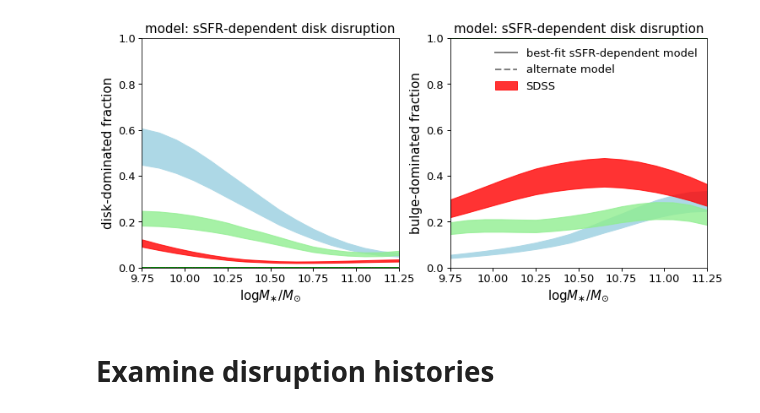
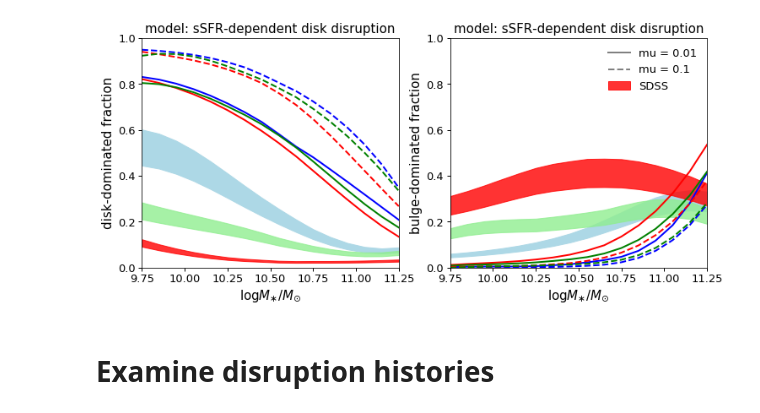
Before and after one commit to aphearin/empirical_disk_bulge, a Jupyter notebook: notebooks/disruption_experiments.ipynb, the cells around one changed output. Saved outputs shown, nothing was run; the diff lists cells and outputs as text; code cells hidden in the pictures.

Commit message:
Added merger-triggered model. Results are self-consistent, but mu values are suspiciously incapable of producing low-mass bulges

```diff
--- a/notebooks/disruption_experiments.ipynb
+++ b/notebooks/disruption_experiments.ipynb
@@ -95,3 +95,29 @@ sm_abscissa_model2, frac_disk_dom_all_model2, frac_bulge_dom_all_model2,\
+# %%
+frac_migration  = frac_migration_longchain
+params1 = frac_migration,
+
+muh = np.zeros_like(smh) + 0.01
+bt_result_model1, disruption_history_model1 = merger_model_prediction(params1, sm, ssfr, smh, sfrh, muh, cosmic_age_array)
+
+sm_abscissa_model1, frac_disk_dom_all_model1, frac_bulge_dom_all_model1,\
+    frac_disk_dom_sfs_model1, frac_bulge_dom_sfs_model1, \
+    frac_disk_dom_gv_model1, frac_bulge_dom_gv_model1, \
+    frac_disk_dom_q_model1, frac_bulge_dom_q_model1 = bt_result_model1
+
+model1_description = "mu = 0.01"
+
+frac_migration  = frac_migration_longchain
+params2 = frac_migration,
+
+muh = np.zeros_like(smh) + 0.1
+bt_result_model2, disruption_history_model2 = merger_model_prediction(params2, sm, ssfr, smh, sfrh, muh, cosmic_age_array)
+
+sm_abscissa_model2, frac_disk_dom_all_model2, frac_bulge_dom_all_model2,\
+    frac_disk_dom_sfs_model2, frac_bulge_dom_sfs_model2, \
+    frac_disk_dom_gv_model2, frac_bulge_dom_gv_model2, \
+    frac_disk_dom_q_model2, frac_bulge_dom_q_model2 = bt_result_model2
+
+model2_description = "mu = 0.1"
 # %%
 from scipy.signal import savgol_filter
 
@@ -138,37 +164,37 @@ __=ax1.plot(sm_abscissa_model1, savgol_filter(frac_disk_dom_sfs_model1, a, b),
 __=ax1.plot(sm_abscissa_model1, savgol_filter(frac_disk_dom_q_model1, a, b),
             color='red', lw=2)
 __=ax1.plot(sm_abscissa_model1, savgol_filter(frac_disk_dom_gv_model1, a, b),
-            color='green', lw=2, label='best-fit sSFR-dependent model')
+            color='green', lw=2, label=model1_description)
 
 __=ax2.plot(sm_abscissa_model1, savgol_filter(frac_bulge_dom_sfs_model1, a, b),
             color='blue', lw=2)
 __=ax2.plot(sm_abscissa_model1, savgol_filter(frac_bulge_dom_q_model1, a, b),
             color='red', lw=2)
 __=ax2.plot(sm_abscissa_model1, savgol_filter(frac_bulge_dom_gv_model1, a, b),
-            color='green', label='best-fit sSFR-dependent model', lw=2)
+            color='green', label=model1_description, lw=2)
 
 
 ### Model 2
 __=ax1.plot(sm_abscissa_model2, savgol_filter(frac_disk_dom_sfs_model2, a, b),
             '--', color='blue', lw=2)
 __=ax1.plot(sm_abscissa_model2, savgol_filter(frac_disk_dom_q_model2, a, b),
             '--', color='red', lw=2)
 __=ax1.plot(sm_abscissa_model2, savgol_filter(frac_disk_dom_gv_model2, a, b),
-            '--', color='green', lw=2, label='alternate model')
+            '--', color='green', lw=2, label=model2_description)
 
 __=ax2.plot(sm_abscissa_model2, savgol_filter(frac_bulge_dom_sfs_model2, a, b),
             '--', color='blue', lw=2)
 __=ax2.plot(sm_abscissa_model2, savgol_filter(frac_bulge_dom_q_model2, a, b),
             '--', color='red', lw=2)
 __=ax2.plot(sm_abscissa_model2, savgol_filter(frac_bulge_dom_gv_model2, a, b),
-            '--', color='green', label='alternate model', lw=2)
+            '--', color='green', label=model2_description, lw=2)
 
 
 legend2 = ax2.legend()
 legend2.legendHandles[0].set_color('gray')
 legend2.legendHandles[1].set_color('gray')
 
 title1 = ax1.set_title(r'model: sSFR-dependent disk disruption')
 title2 = ax2.set_title(r'model: sSFR-dependent disk disruption')
 # %% [output]
-[figure, old version]
+[figure, new version]
```
Also changed, not shown: parts of 9 cells of this notebook, 3 other files.
